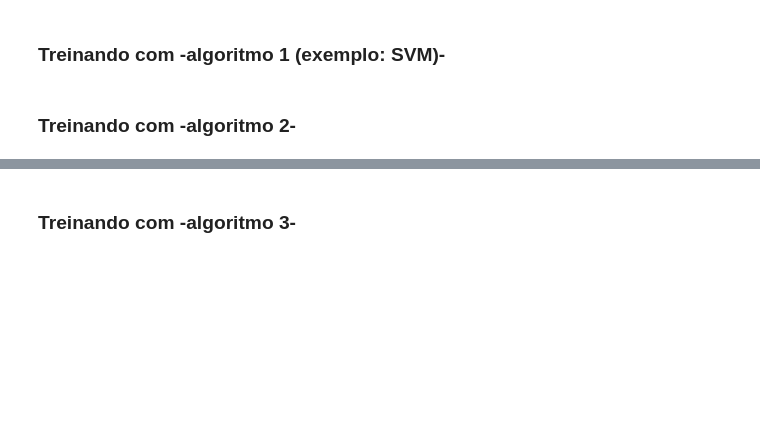
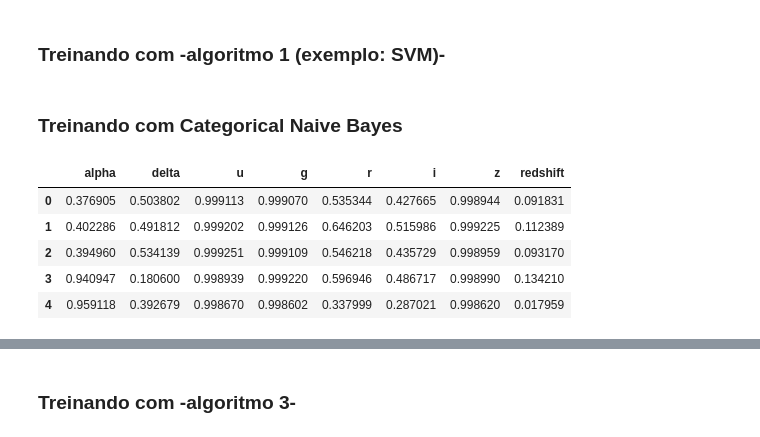
Before and after one commit to dvccs-softex/apd-de-maquina-RRIA, a Jupyter notebook: notebook.ipynb, the cells around one changed output, grey strips where cells are left out. Drawn from its saved outputs; the diff is of its cells as text; code cells hidden in the pictures; blank space fills up the shorter version.

```diff
--- a/Projeto_AM_Softex_bopj_dvccs_eaj2.ipynb
+++ b/notebook.ipynb
@@ -179,4 +168,15 @@ blah blah
 # %% [markdown]
 ### Treinando com -algoritmo 1 (exemplo: SVM)-
 # %% [markdown]
-### Treinando com -algoritmo 2-
+### Treinando com Categorical Naive Bayes
+# %%
+normalized_X=(X-X.min())/(X.max()-X.min())
+X_train, X_test, y_train, y_test = train_test_split(normalized_X, y, test_size=0.2, random_state=42)
+normalized_X.head()
+# %% [output]
+|  | alpha | delta | u | g | r | i | z | redshift |
+| 0 | 0.376905 | 0.503802 | 0.999113 | 0.999070 | 0.535344 | 0.427665 | 0.998944 | 0.091831 |
+| 1 | 0.402286 | 0.491812 | 0.999202 | 0.999126 | 0.646203 | 0.515986 | 0.999225 | 0.112389 |
+| 2 | 0.394960 | 0.534139 | 0.999251 | 0.999109 | 0.546218 | 0.435729 | 0.998959 | 0.093170 |
+| 3 | 0.940947 | 0.180600 | 0.998939 | 0.999220 | 0.596946 | 0.486717 | 0.998990 | 0.134210 |
+| 4 | 0.959118 | 0.392679 | 0.998670 | 0.998602 | 0.337999 | 0.287021 | 0.998620 | 0.017959 |
```
Also changed, not shown: parts of 7 cells of this notebook.
